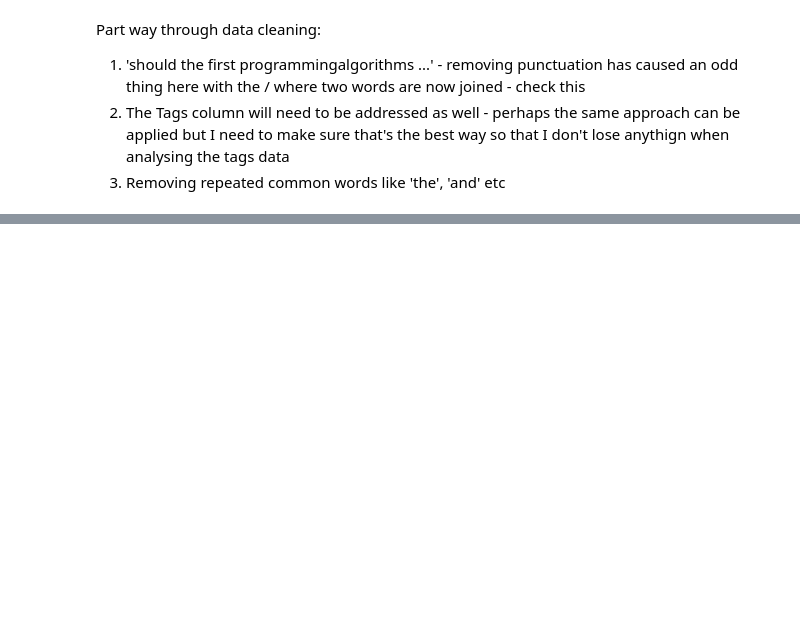
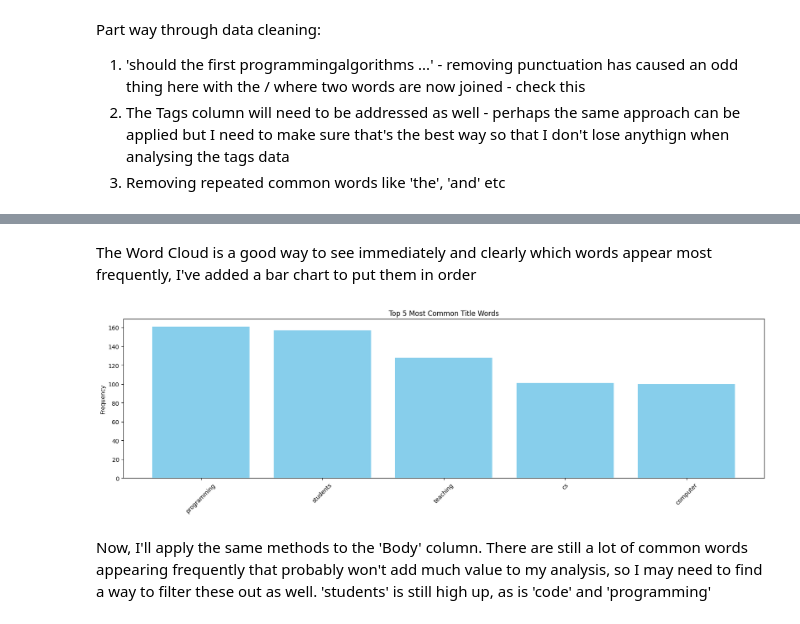
Before and after one commit to MattKronig/M-Kronig-MSc-Final-Project, a Jupyter notebook: m_kronig_csc_40098.ipynb, the cells around one changed output, grey strips where cells are left out. Saved outputs shown, nothing was run; the diff lists cells and outputs as text; code cells hidden in the pictures; blank space fills up the shorter version.

```diff
--- a/m_kronig_csc_40098.ipynb
+++ b/m_kronig_csc_40098.ipynb
@@ -310,0 +457,18 @@ qa_df.head()
+# %% [markdown]
+The Word Cloud is a good way to see immediately and clearly which words appear most frequently, I've added a bar chart to put them in order
+# %%
+# Get the 20 most common words
+most_common = word_freq.most_common(5)
+words, counts = zip(*most_common)
+
+# Making the plot
+plt.figure(figsize=(20, 5))
+plt.bar(words, counts, color='skyblue')
+plt.title("Top 5 Most Common Title Words")
+plt.xticks(rotation=45)
+plt.ylabel("Frequency")
+plt.show()
+# %% [output]
+[figure, added]
+# %% [markdown]
+Now, I'll apply the same methods to the 'Body' column. There are still a lot of common words appearing frequently that probably won't add much value to my analysis, so I may need to find a way to filter these out as well. 'students' is still high up, as is 'code' and 'programming'
```
Also changed, not shown: parts of 27 cells of this notebook.
